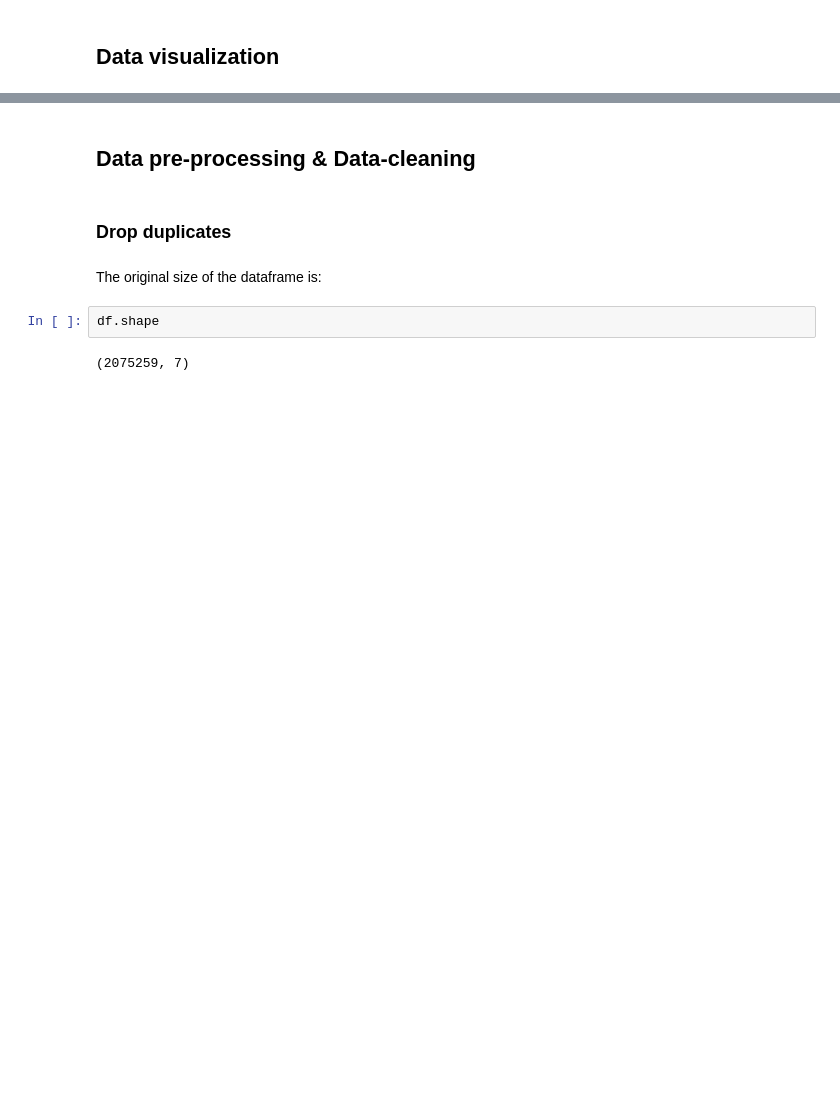
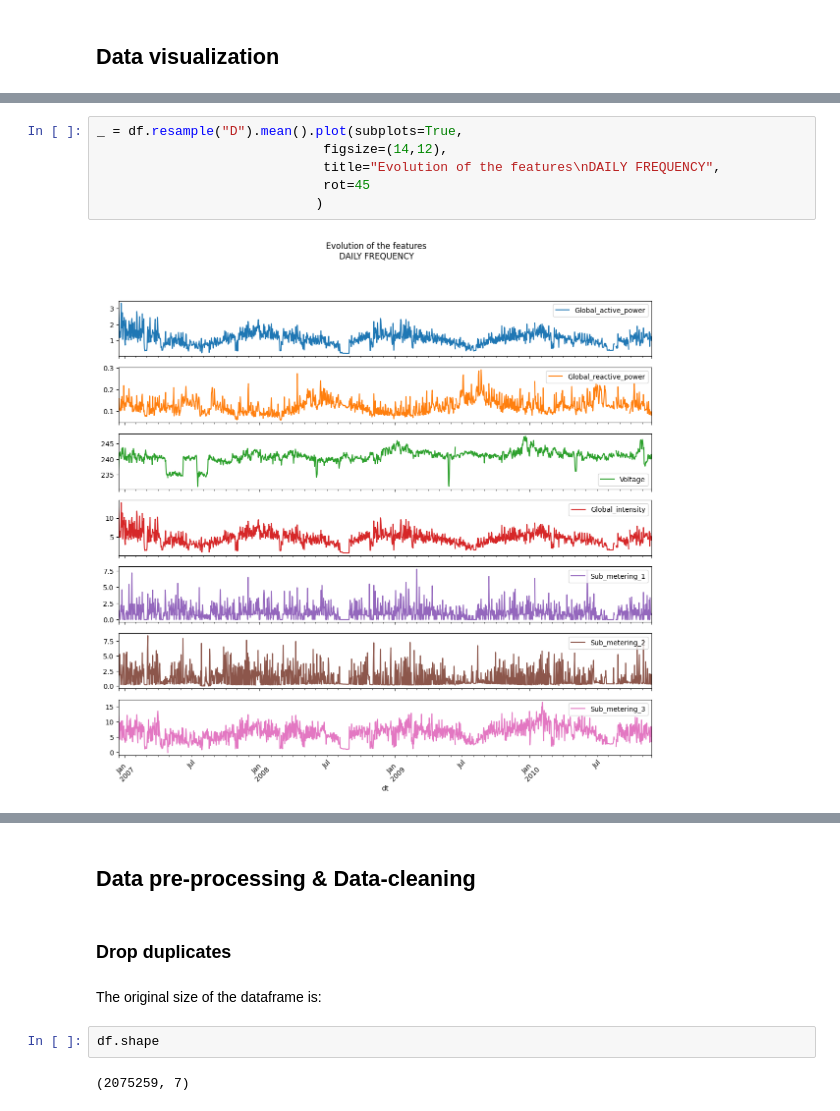
Before and after one commit to lcsrodriguez/dl-practicals, a Jupyter notebook: p4/p4.ipynb, the cells around one changed output, grey strips where cells are left out. Drawn from its saved outputs; the diff is of its cells as text; blank space fills up the shorter version.

```diff
--- a/p4/p4.ipynb
+++ b/p4/p4.ipynb
@@ -233,0 +237,8 @@ _ = df.resample("h").mean().plot(subplots=True,
+# %%
+_ = df.resample("D").mean().plot(subplots=True,
+                             figsize=(14,12),
+                             title="Evolution of the features\nDAILY FREQUENCY",
+                             rot=45
+                            )
+# %% [output]
+[figure, added]
```
Also changed, not shown: parts of 5 cells of this notebook.
